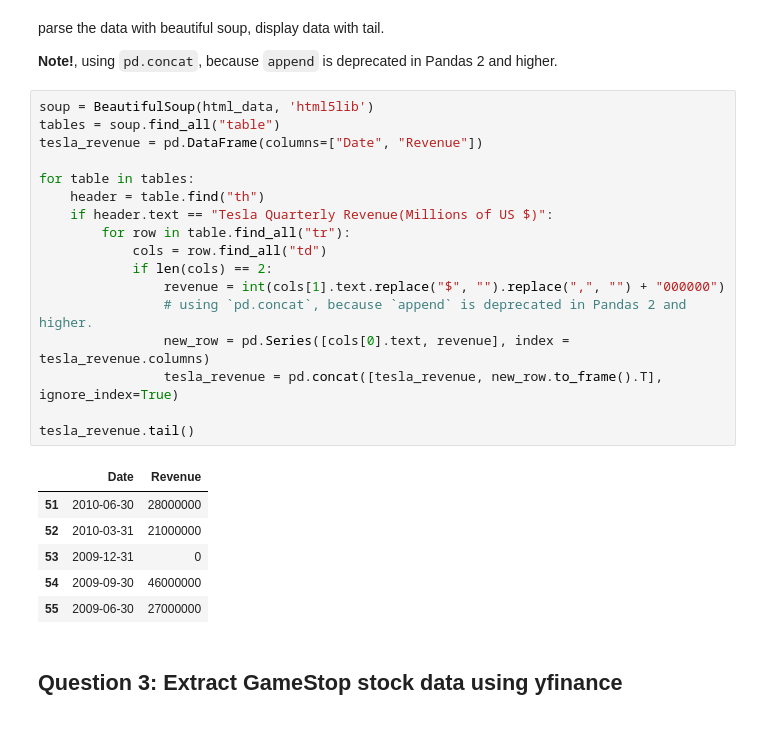
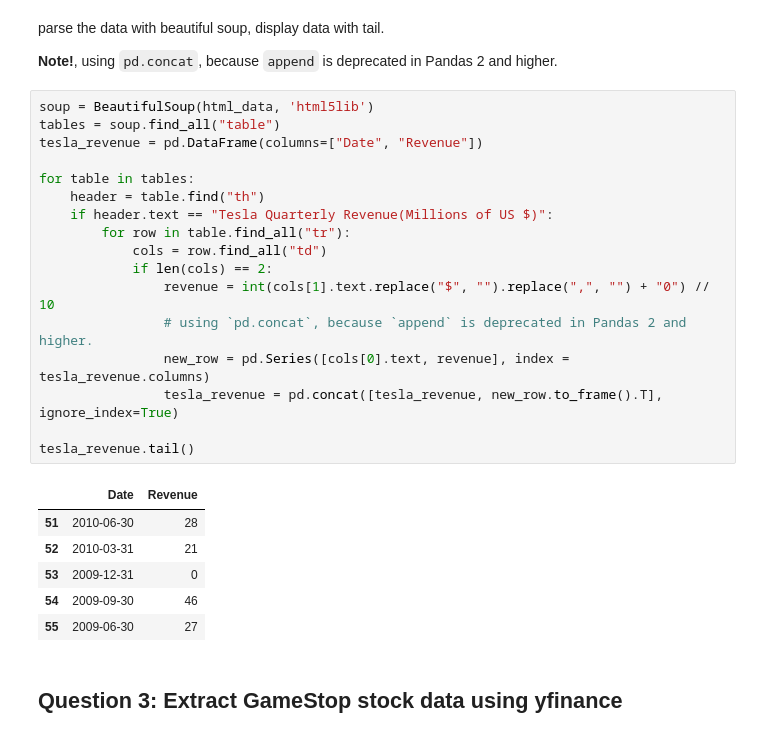
Before and after one commit to wfaler/coursera-python-for-data-science, a Jupyter notebook: data-science-project.ipynb, the cells around one changed output. Cells and saved outputs as stored; diff of their text form.

```diff
--- a/data-science-project.ipynb
+++ b/data-science-project.ipynb
@@ -63,27 +63,27 @@ parse the data with beautiful soup, display data with tail.
 # %%
 soup = BeautifulSoup(html_data, 'html5lib')
 tables = soup.find_all("table")
 tesla_revenue = pd.DataFrame(columns=["Date", "Revenue"])
 
 for table in tables:
     header = table.find("th")
     if header.text == "Tesla Quarterly Revenue(Millions of US $)":
         for row in table.find_all("tr"):
             cols = row.find_all("td")
             if len(cols) == 2:
-                revenue = int(cols[1].text.replace("$", "").replace(",", "") + "000000")
+                revenue = int(cols[1].text.replace("$", "").replace(",", "") + "0") // 10
                 # using `pd.concat`, because `append` is deprecated in Pandas 2 and higher.
                 new_row = pd.Series([cols[0].text, revenue], index = tesla_revenue.columns)
                 tesla_revenue = pd.concat([tesla_revenue, new_row.to_frame().T], ignore_index=True)
 
 tesla_revenue.tail()
 # %% [output]
 |  | Date | Revenue |
-| 51 | 2010-06-30 | 28000000 |
-| 52 | 2010-03-31 | 21000000 |
+| 51 | 2010-06-30 | 28 |
+| 52 | 2010-03-31 | 21 |
 | 53 | 2009-12-31 | 0 |
-| 54 | 2009-09-30 | 46000000 |
-| 55 | 2009-06-30 | 27000000 |
+| 54 | 2009-09-30 | 46 |
+| 55 | 2009-06-30 | 27 |
 # %% [markdown]
 ## Question 3: Extract GameStop stock data using yfinance
 # %%
```
Also changed, not shown: parts of 3 cells of this notebook.
